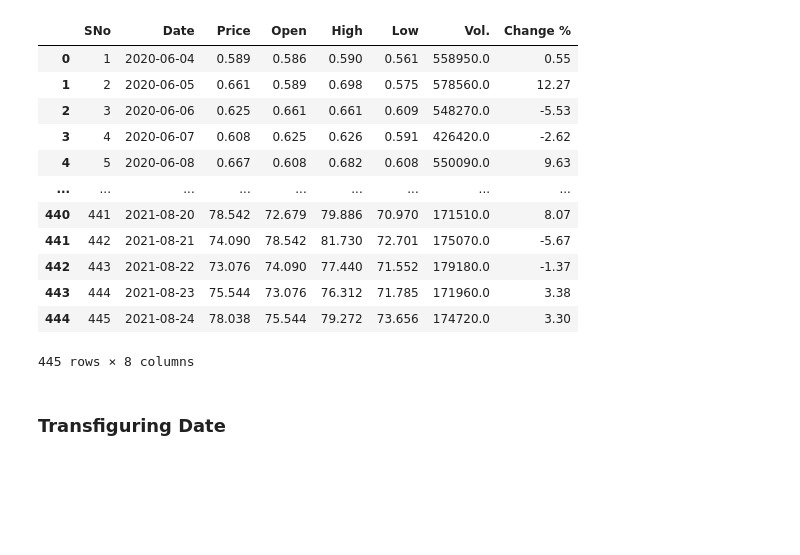
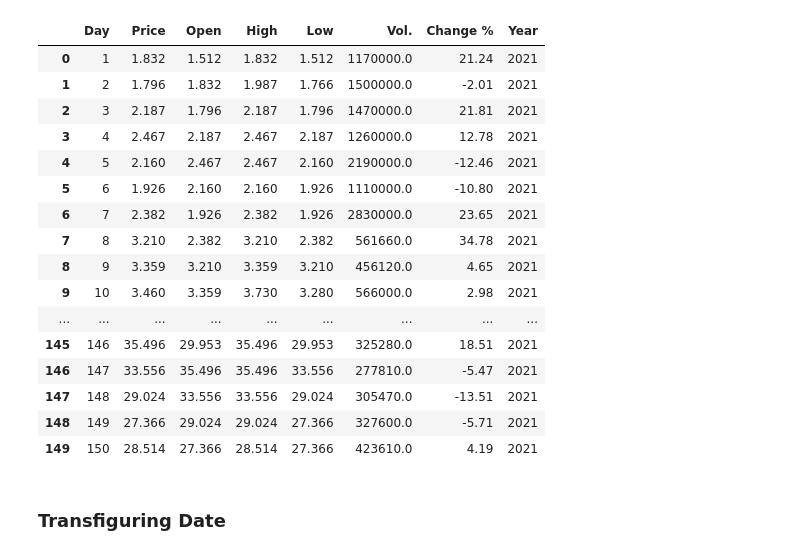
Before and after one commit to amen-ma/DataScienceFinalProject, a Jupyter notebook: solana.ipynb, the cells around one changed output. Saved outputs shown, nothing was run; the diff lists cells and outputs as text; code cells hidden in the pictures; blank space fills up the shorter version.

```diff
--- a/solana.ipynb
+++ b/solana.ipynb
@@ -10,21 +12,38 @@ from sklearn.linear_model import LinearRegression
-# %%
-df = pd.read_csv('Solana.csv')
-
-df
-# %% [output]
-|  | SNo | Date | Price | Open | High | Low | Vol. | Change % |
-| 0 | 1 | 2020-06-04 | 0.589 | 0.586 | 0.590 | 0.561 | 558950.0 | 0.55 |
-| 1 | 2 | 2020-06-05 | 0.661 | 0.589 | 0.698 | 0.575 | 578560.0 | 12.27 |
-| 2 | 3 | 2020-06-06 | 0.625 | 0.661 | 0.661 | 0.609 | 548270.0 | -5.53 |
-| 3 | 4 | 2020-06-07 | 0.608 | 0.625 | 0.626 | 0.591 | 426420.0 | -2.62 |
-| 4 | 5 | 2020-06-08 | 0.667 | 0.608 | 0.682 | 0.608 | 550090.0 | 9.63 |
-| ... | ... | ... | ... | ... | ... | ... | ... | ... |
-| 440 | 441 | 2021-08-20 | 78.542 | 72.679 | 79.886 | 70.970 | 171510.0 | 8.07 |
-| 441 | 442 | 2021-08-21 | 74.090 | 78.542 | 81.730 | 72.701 | 175070.0 | -5.67 |
-| 442 | 443 | 2021-08-22 | 73.076 | 74.090 | 77.440 | 71.552 | 179180.0 | -1.37 |
-| 443 | 444 | 2021-08-23 | 75.544 | 73.076 | 76.312 | 71.785 | 171960.0 | 3.38 |
-| 444 | 445 | 2021-08-24 | 78.038 | 75.544 | 79.272 | 73.656 | 174720.0 | 3.30 |
-445 rows × 8 columns
+# %%
+df = pd.read_csv('Solana.csv')
+
+df. rename(columns = {'SNo':'Days'}, inplace=True)
+df['Date'] = pd.to_datetime(df['Date'])
+df['Year'] = df['Date'].dt.year
+df = df.loc[df['Year'] == 2021]
+
+df.reset_index(inplace=True)
+
+
+df.insert(1, "Day", np.arange(1,len(df) +1))
+
+df.drop('index',axis=1, inplace=True)
+df.drop('Days',axis=1, inplace=True)
+df.drop('Date',axis=1, inplace=True)
+df.head(150)
+# %% [output]
+|  | Day | Price | Open | High | Low | Vol. | Change % | Year |
+| 0 | 1 | 1.832 | 1.512 | 1.832 | 1.512 | 1170000.0 | 21.24 | 2021 |
+| 1 | 2 | 1.796 | 1.832 | 1.987 | 1.766 | 1500000.0 | -2.01 | 2021 |
+| 2 | 3 | 2.187 | 1.796 | 2.187 | 1.796 | 1470000.0 | 21.81 | 2021 |
+| 3 | 4 | 2.467 | 2.187 | 2.467 | 2.187 | 1260000.0 | 12.78 | 2021 |
+| 4 | 5 | 2.160 | 2.467 | 2.467 | 2.160 | 2190000.0 | -12.46 | 2021 |
+| 5 | 6 | 1.926 | 2.160 | 2.160 | 1.926 | 1110000.0 | -10.80 | 2021 |
+| 6 | 7 | 2.382 | 1.926 | 2.382 | 1.926 | 2830000.0 | 23.65 | 2021 |
+| 7 | 8 | 3.210 | 2.382 | 3.210 | 2.382 | 561660.0 | 34.78 | 2021 |
+| 8 | 9 | 3.359 | 3.210 | 3.359 | 3.210 | 456120.0 | 4.65 | 2021 |
+| 9 | 10 | 3.460 | 3.359 | 3.730 | 3.280 | 566000.0 | 2.98 | 2021 |
+| ... | ... | ... | ... | ... | ... | ... | ... | ... |
+| 145 | 146 | 35.496 | 29.953 | 35.496 | 29.953 | 325280.0 | 18.51 | 2021 |
+| 146 | 147 | 33.556 | 35.496 | 35.496 | 33.556 | 277810.0 | -5.47 | 2021 |
+| 147 | 148 | 29.024 | 33.556 | 33.556 | 29.024 | 305470.0 | -13.51 | 2021 |
+| 148 | 149 | 27.366 | 29.024 | 29.024 | 27.366 | 327600.0 | -5.71 | 2021 |
+| 149 | 150 | 28.514 | 27.366 | 28.514 | 27.366 | 423610.0 | 4.19 | 2021 |
 # %% [markdown]
 ### Transfiguring Date
 # %%
```
Also changed, not shown: parts of 6 cells of this notebook, 1 other file.
